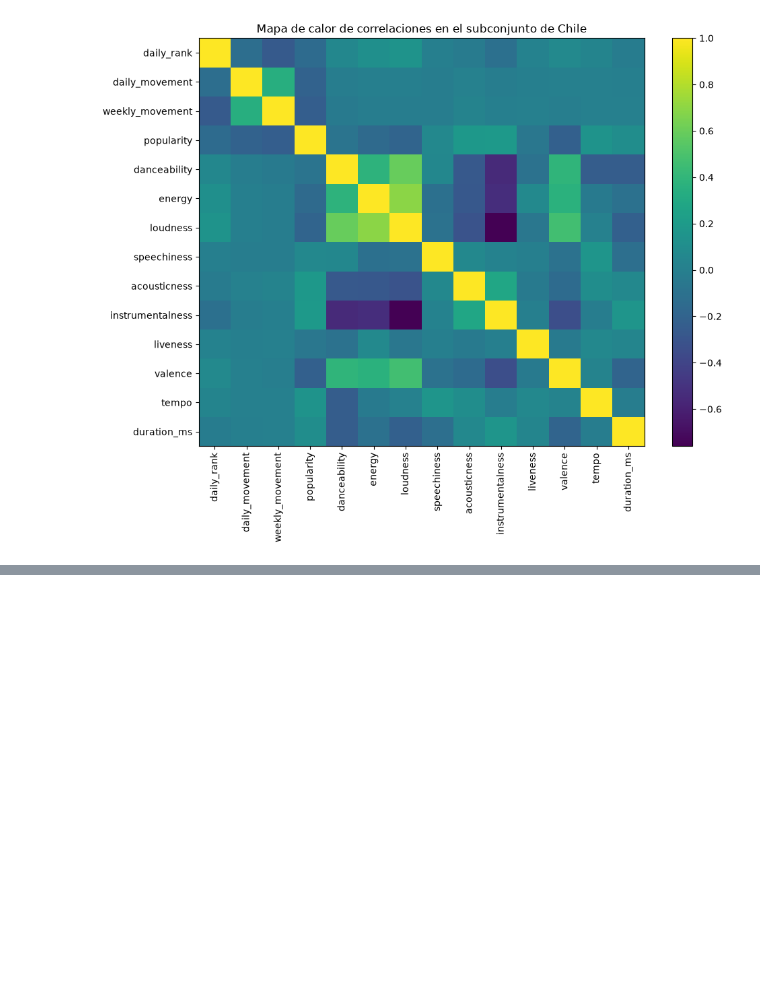
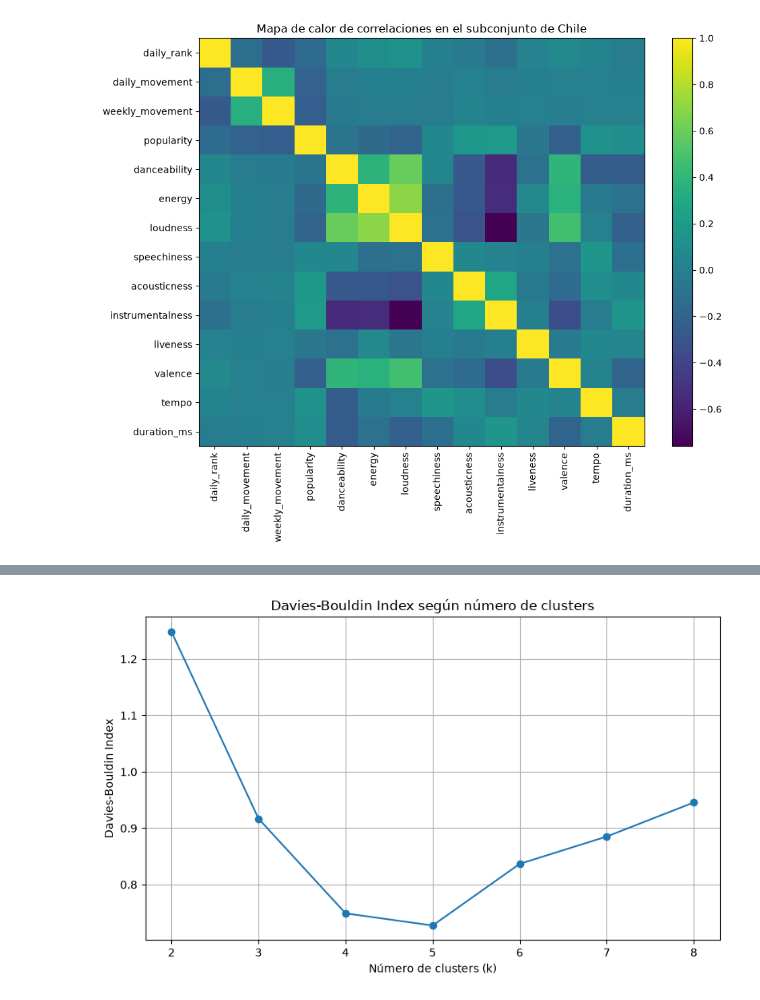
Before and after one commit to omarsanhuezaperiodista-ai/omarunab, a Jupyter notebook: spotify_artistas_chile_eda.ipynb, the cells around one changed output, grey strips where cells are left out. Saved outputs shown, nothing was run; the diff lists cells and outputs as text; code cells hidden in the pictures; blank space fills up the shorter version.

```diff
--- a/spotify_artistas_chile_eda.ipynb
+++ b/spotify_artistas_chile_eda.ipynb
@@ -491,0 +771,14 @@ plt.show()
+# %%
+# Gráfico de Davies-Bouldin Index
+
+plt.figure(figsize=(8, 5))
+plt.plot(tabla_kmeans["k"], tabla_kmeans["Davies-Bouldin Index"], marker="o")
+plt.title("Davies-Bouldin Index según número de clusters")
+plt.xlabel("Número de clusters (k)")
+plt.ylabel("Davies-Bouldin Index")
+plt.xticks(tabla_kmeans["k"])
+plt.grid(True)
+plt.tight_layout()
+plt.show()
+# %% [output]
+[figure, added]
```
Also changed, not shown: parts of 25 cells of this notebook.
